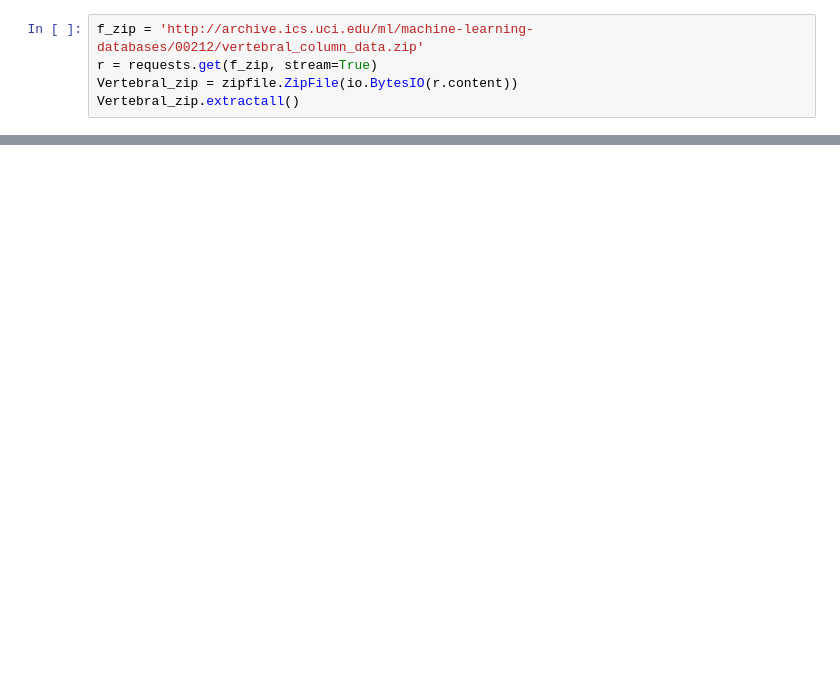
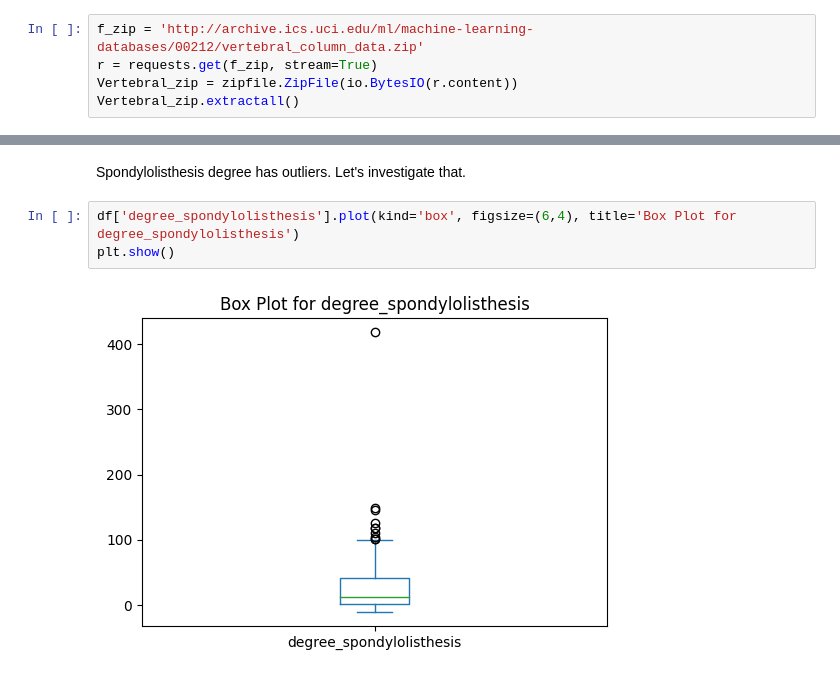
Before and after one commit to PedroFlorencioNeto/vertebral-analysis, a Jupyter notebook: VertebralColumnClassificator.ipynb, the cells around one changed output, grey strips where cells are left out. Drawn from its saved outputs; the diff is of its cells as text; blank space fills up the shorter version.

```diff
--- a/VertebralColumnClassificator.ipynb
+++ b/VertebralColumnClassificator.ipynb
@@ -23,0 +93,7 @@ df.head()
+# %% [markdown]
+Spondylolisthesis degree has outliers. Let's investigate that.
+# %%
+df['degree_spondylolisthesis'].plot(kind='box', figsize=(6,4), title='Box Plot for degree_spondylolisthesis')
+plt.show()
+# %% [output]
+[figure, added]
```
Also changed, not shown: parts of 30 cells of this notebook, 1 other file.
